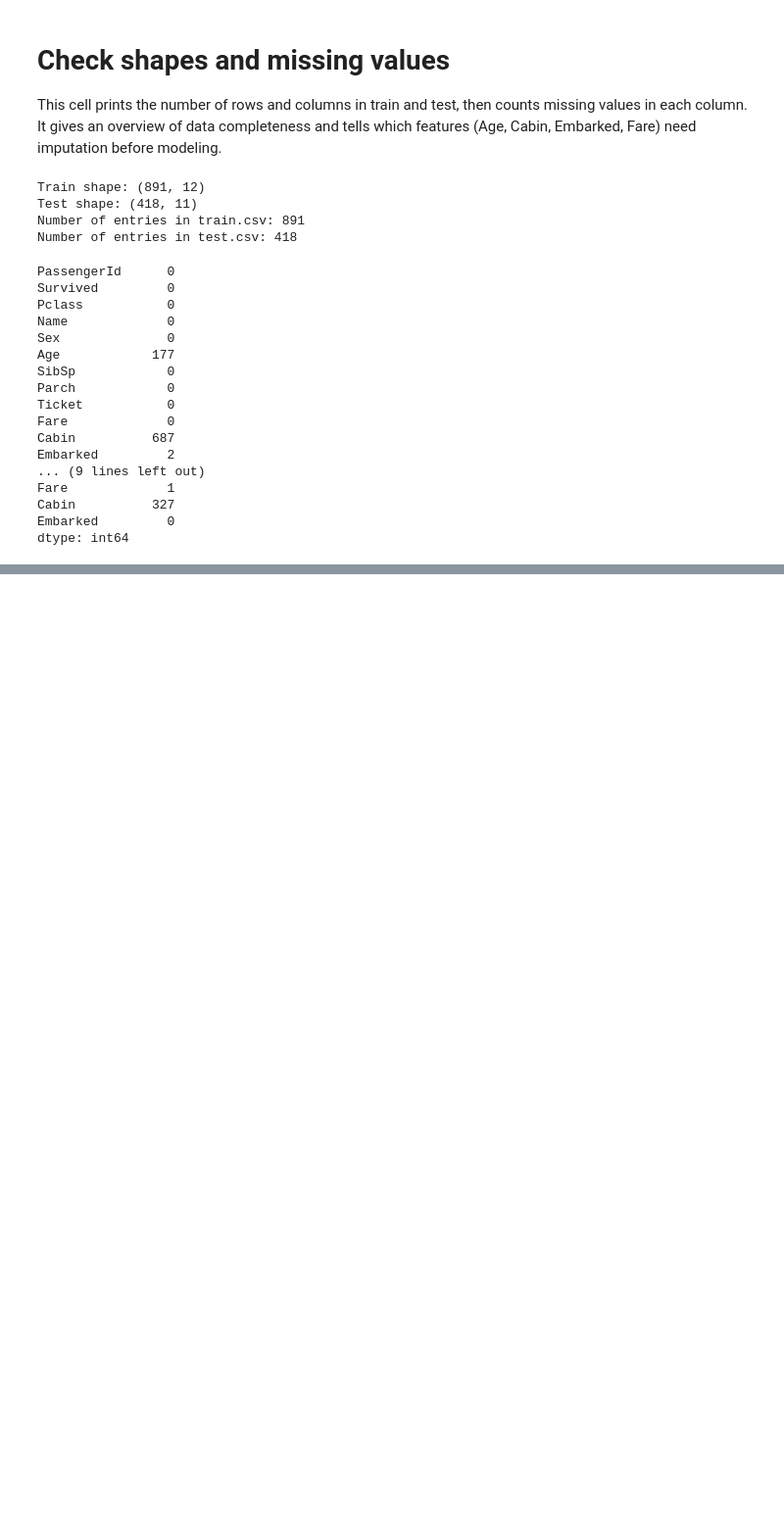
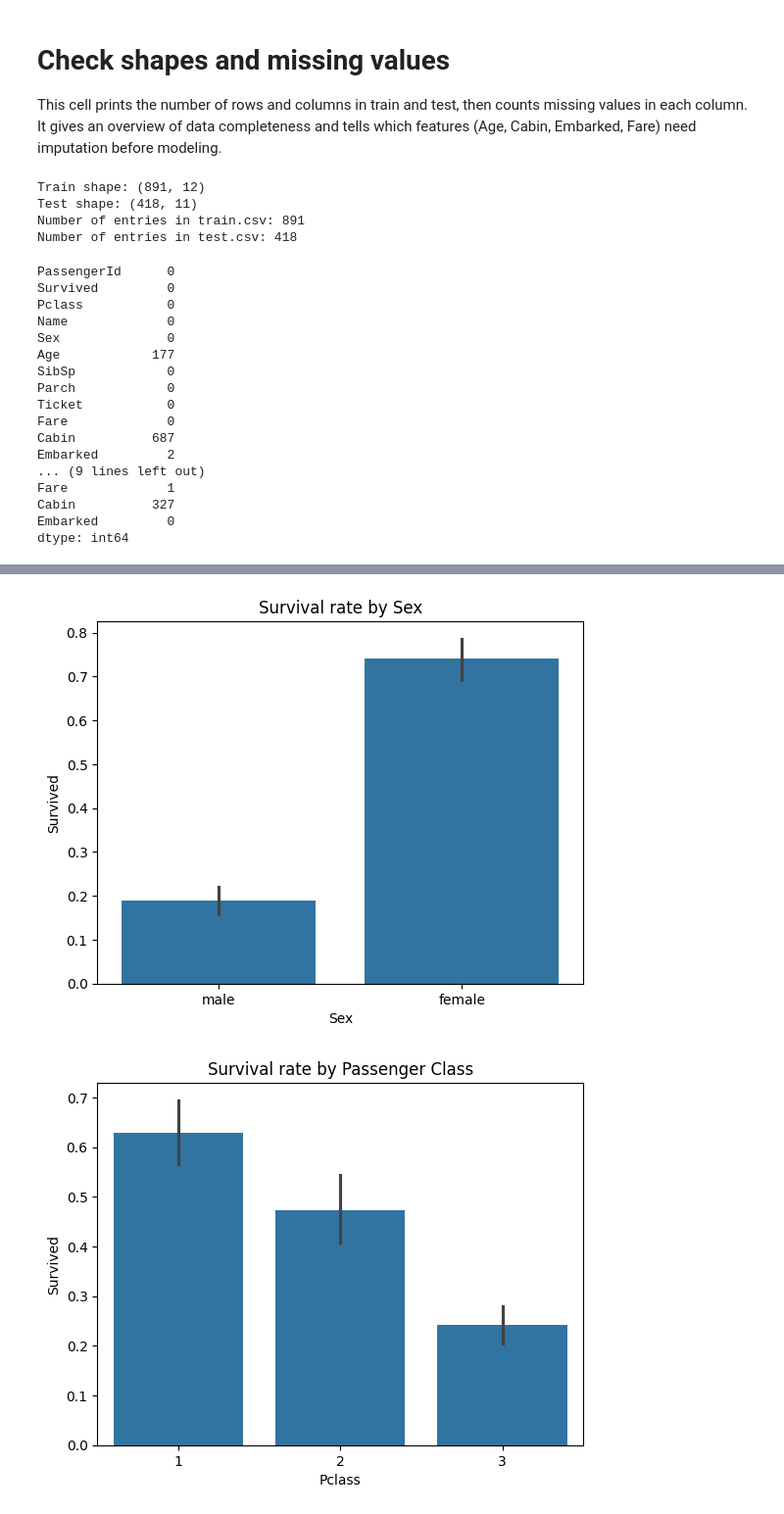
Before and after one commit to GarimaSharda/Kaggle-Knowledge-Project-Titanic, a Jupyter notebook: Kaggle_Titanic_project.ipynb, the cells around one changed output, grey strips where cells are left out. Shown: that part at 98% size. Cells and saved outputs as stored; diff of their text form; code cells hidden in the pictures; blank space fills up the shorter version.

```diff
--- a/Kaggle_Titanic_project.ipynb
+++ b/Kaggle_Titanic_project.ipynb
@@ -335,10 +115,0 @@ Age and fare bands
-# %%
-# Age bands
-train["AgeBand"] = pd.cut(train["Age"], bins=[0, 12, 18, 30, 50, 80], labels=False)
-test["AgeBand"]  = pd.cut(test["Age"],  bins=[0, 12, 18, 30, 50, 80], labels=False)
-
-# Fare bands
-train["FareBand"] = pd.qcut(train["Fare"], 4, labels=False, duplicates="drop")
-test["FareBand"]  = pd.qcut(test["Fare"], 4, labels=False, duplicates="drop")
-
-train[["Age", "AgeBand", "Fare", "FareBand"]].head()
@@ -401,13 +115,0 @@ Ticket group size and fare per person
-# %%
-# Ticket group size
-ticket_counts = train["Ticket"].value_counts()
-train["TicketGroupSize"] = train["Ticket"].map(ticket_counts)
-
-# For test, combine counts from both sets to avoid leakage of ticket not in train
-all_tickets = pd.concat([train["Ticket"], test["Ticket"]])
-ticket_counts_all = all_tickets.value_counts()
-test["TicketGroupSize"] = test["Ticket"].map(ticket_counts_all)
-
-# Average fare per ticket (fare split across group)
-train["FarePerPerson"] = train["Fare"] / train["TicketGroupSize"]
-test["FarePerPerson"]  = test["Fare"] / test["TicketGroupSize"]
@@ -436,3 +115,0 @@ if "Embarked" in train.columns and train["Embarked"].dtype == "object":
-# %%
-train["IsChild"] = (train["Age"] < 16).astype(int)
-test["IsChild"]  = (test["Age"] < 16).astype(int)
@@ -542,0 +124,18 @@ submission.to_csv("submission_tuned_rf.csv", index=False)
+# %%
+# Survival rate by Sex
+sns.barplot(data=train, x="Sex", y="Survived")
+plt.title("Survival rate by Sex")
+plt.show()
+
+# Survival rate by Pclass
+sns.barplot(data=train, x="Pclass", y="Survived")
+plt.title("Survival rate by Passenger Class")
+plt.show()
+
+# Age distribution by Survived
+sns.kdeplot(data=train, x="Age", hue="Survived", common_norm=False, fill=True)
+plt.title("Age distribution by Survival")
+plt.show()
+# %% [output]
+[figure, added]
+[figure, added]
```
Also changed, not shown: parts of 57 cells of this notebook.
